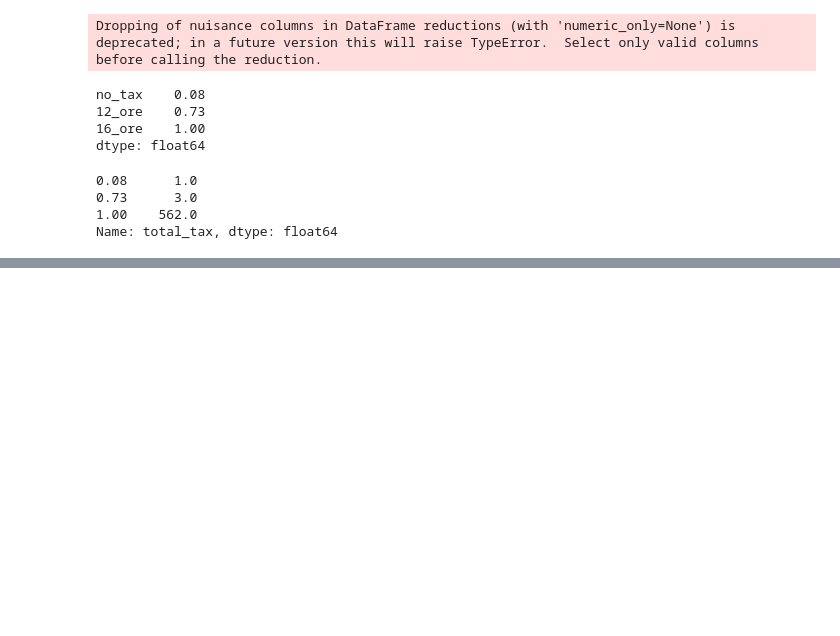
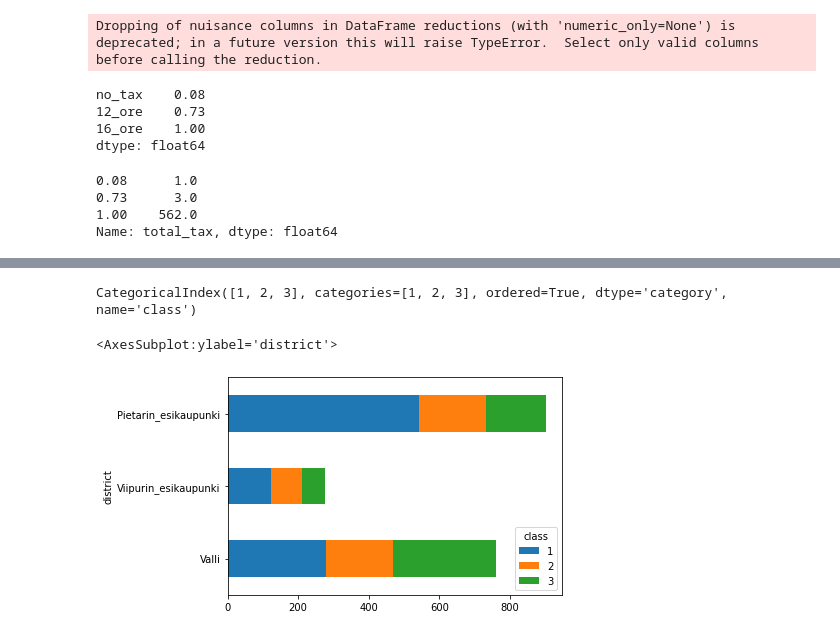
Before and after one commit to AnttiHaerkoenen/spatial_segregation, a Jupyter notebook: notebooks/building_material_1640-1880.ipynb, the cells around one changed output, grey strips where cells are left out. Cells and saved outputs as stored; diff of their text form; code cells hidden in the pictures; blank space fills up the shorter version.

```diff
--- a/notebooks/building_material_1640-1880.ipynb
+++ b/notebooks/building_material_1640-1880.ipynb
@@ -17,7 +17,7 @@ Dropping of nuisance columns in DataFrame reductions (with 'numeric_only=None')
 # %%
 totals = income_groups_1639.sum(axis=0)
 percentiles = (totals / totals.sum()).round(2)
-cum_percentiles = percentiles[::-1].cumsum()
+cum_percentiles = percentiles.cumsum()
 cum_percentiles
 # %% [output]
 no_tax    0.08
@@ -38,5 +38,6 @@ classes = pd.cut(
     bins=[0] + list(breaks),
     labels=[1, 2, 3],
 )
-classes
+income_1880['class'] = classes
+income_1880
 # %% [output]
@@ -55,0 +57,5 @@ Categories (3, int64): [1 < 2 < 3]
+# %%
+cross = income_1880[["district", "class", "plot_number"]].groupby(["district", "class"]).count()
+cross.rename(columns={'plot_number': 'count'}, inplace=True)
+cross.to_csv(data_dir / 'processed' / 'classes_by_district_1880.csv')
+cross
@@ -55,0 +81,14 @@ Categories (3, int64): [1 < 2 < 3]
+# %%
+import cufflinks as cf
+
+cross = cross.reset_index()
+cross = cross.pivot(index='district', columns='class', values='count')
+# cross = cross[['3', '2', '1']]
+cross.columns
+# %% [output]
+CategoricalIndex([1, 2, 3], categories=[1, 2, 3], ordered=True, dtype='category', name='class')
+# %%
+cross.loc['Valli Viipurin_esikaupunki Pietarin_esikaupunki'.split(' ')].plot(kind='barh', stacked=True)
+# %% [output]
+<AxesSubplot:ylabel='district'>
+[figure, added]
```
Also changed, not shown: parts of 4 cells of this notebook, 2 other files.
